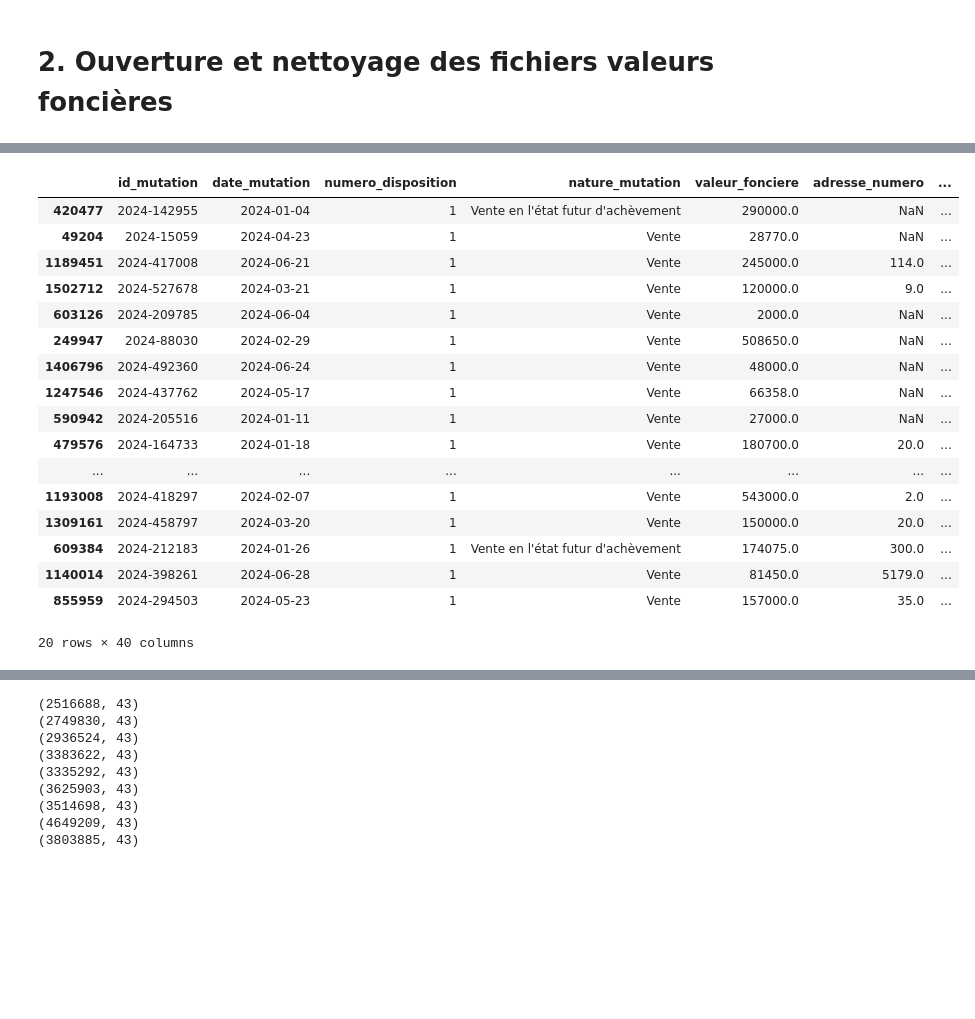
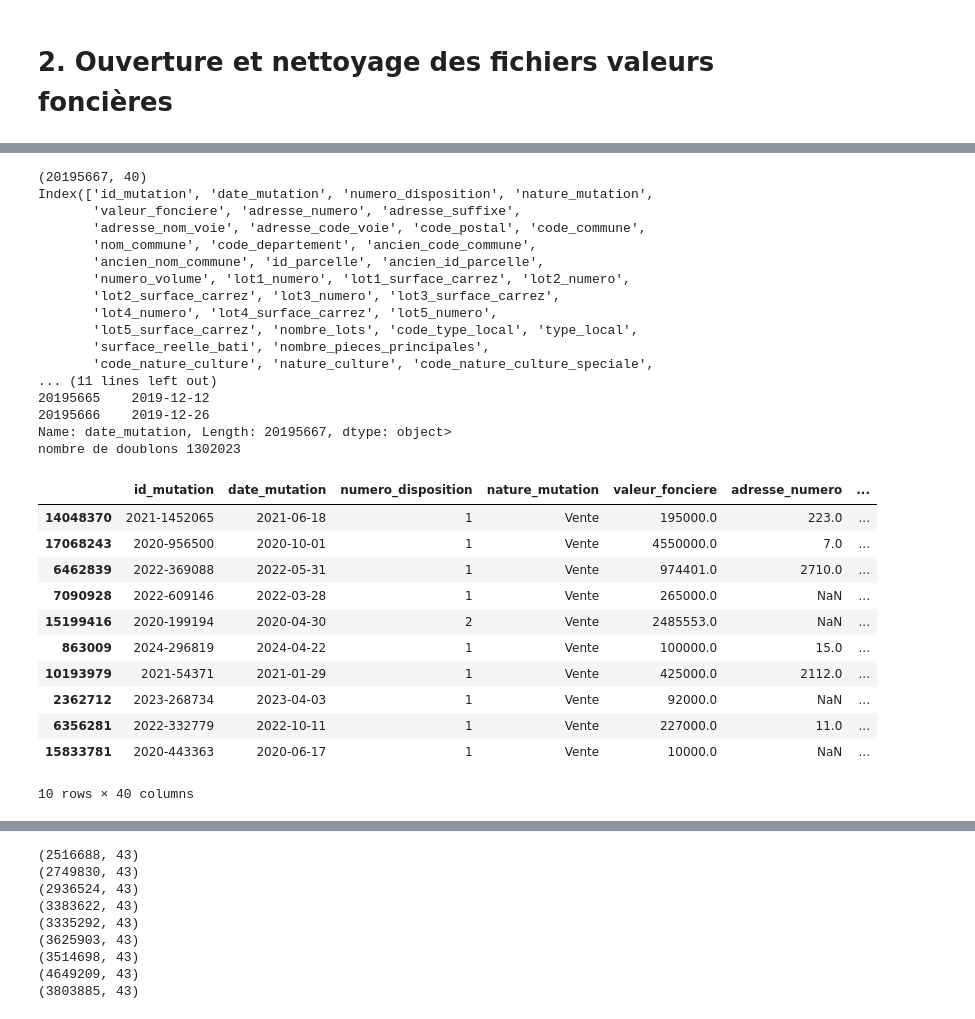
Before and after one commit to isaurepillet/STATAPP, a Jupyter notebook: prep_donnees.ipynb, the cells around one changed output, grey strips where cells are left out. Drawn from its saved outputs; the diff is of its cells as text; code cells hidden in the pictures; blank space fills up the shorter version.

```diff
--- a/prep_donnees.ipynb
+++ b/prep_donnees.ipynb
@@ -171,0 +169,18 @@ vf_new = s3.read_csv_from_s3(path_vf)
+# %%
+path_vf_2024 = "valeursfoncieres/vf_2024.csv"
+vf_2024 = s3.read_csv_from_s3(path_vf_2024)
+
+path_vf_2023 = "valeursfoncieres/vf_2023.csv"
+vf_2023 = s3.read_csv_from_s3(path_vf_2023)
+
+path_vf_2022 = "valeursfoncieres/vf_2022.csv"
+vf_2022 = s3.read_csv_from_s3(path_vf_2022)
+
+path_vf_2021 = "valeursfoncieres/vf_2021.csv"
+vf_2021 = s3.read_csv_from_s3(path_vf_2021)
+
+path_vf_2020 = "valeursfoncieres/vf_2020.csv"
+vf_2020 = s3.read_csv_from_s3(path_vf_2020)
+
+path_vf_2019 = "valeursfoncieres/vf_2019.csv"
+vf_2019 = s3.read_csv_from_s3(path_vf_2019)
@@ -172,21 +213,42 @@ vf_new = s3.read_csv_from_s3(path_vf)
+# %%
+vf_new = pd.concat([vf_2024, vf_2023, vf_2022, vf_2021, vf_2020, vf_2019], ignore_index=True)
+# %%
+vf_new.sample(20)
+print(vf_new.shape)
+print(vf_new.columns)
+print(vf_new["date_mutation"].value_counts)
+doublons_vf_2024 = vf_new.duplicated()
+print(f"nombre de doublons {doublons_vf_2024.sum()}")
+# %% [output]
+(20195667, 40)
+Index(['id_mutation', 'date_mutation', 'numero_disposition', 'nature_mutation',
+       'valeur_fonciere', 'adresse_numero', 'adresse_suffixe',
+       'adresse_nom_voie', 'adresse_code_voie', 'code_postal', 'code_commune',
+       'nom_commune', 'code_departement', 'ancien_code_commune',
+       'ancien_nom_commune', 'id_parcelle', 'ancien_id_parcelle',
+       'numero_volume', 'lot1_numero', 'lot1_surface_carrez', 'lot2_numero',
+       'lot2_surface_carrez', 'lot3_numero', 'lot3_surface_carrez',
+       'lot4_numero', 'lot4_surface_carrez', 'lot5_numero',
+       'lot5_surface_carrez', 'nombre_lots', 'code_type_local', 'type_local',
+       'surface_reelle_bati', 'nombre_pieces_principales',
+       'code_nature_culture', 'nature_culture', 'code_nature_culture_speciale',
+... (11 lines left out)
+20195665    2019-12-12
+20195666    2019-12-26
+Name: date_mutation, Length: 20195667, dtype: object>
+nombre de doublons 1302023
 # %%
-vf_new.sample(20)
+vf_new.sample(10)
 # %% [output]
 |  | id_mutation | date_mutation | numero_disposition | nature_mutation | valeur_fonciere | adresse_numero | ... |
-| 420477 | 2024-142955 | 2024-01-04 | 1 | Vente en l'état futur d'achèvement | 290000.0 | NaN | ... |
-| 49204 | 2024-15059 | 2024-04-23 | 1 | Vente | 28770.0 | NaN | ... |
-| 1189451 | 2024-417008 | 2024-06-21 | 1 | Vente | 245000.0 | 114.0 | ... |
-| 1502712 | 2024-527678 | 2024-03-21 | 1 | Vente | 120000.0 | 9.0 | ... |
-| 603126 | 2024-209785 | 2024-06-04 | 1 | Vente | 2000.0 | NaN | ... |
-| 249947 | 2024-88030 | 2024-02-29 | 1 | Vente | 508650.0 | NaN | ... |
-| 1406796 | 2024-492360 | 2024-06-24 | 1 | Vente | 48000.0 | NaN | ... |
-| 1247546 | 2024-437762 | 2024-05-17 | 1 | Vente | 66358.0 | NaN | ... |
-| 590942 | 2024-205516 | 2024-01-11 | 1 | Vente | 27000.0 | NaN | ... |
-| 479576 | 2024-164733 | 2024-01-18 | 1 | Vente | 180700.0 | 20.0 | ... |
-| ... | ... | ... | ... | ... | ... | ... | ... |
-| 1193008 | 2024-418297 | 2024-02-07 | 1 | Vente | 543000.0 | 2.0 | ... |
-| 1309161 | 2024-458797 | 2024-03-20 | 1 | Vente | 150000.0 | 20.0 | ... |
-| 609384 | 2024-212183 | 2024-01-26 | 1 | Vente en l'état futur d'achèvement | 174075.0 | 300.0 | ... |
-| 1140014 | 2024-398261 | 2024-06-28 | 1 | Vente | 81450.0 | 5179.0 | ... |
-| 855959 | 2024-294503 | 2024-05-23 | 1 | Vente | 157000.0 | 35.0 | ... |
+| 14048370 | 2021-1452065 | 2021-06-18 | 1 | Vente | 195000.0 | 223.0 | ... |
+| 17068243 | 2020-956500 | 2020-10-01 | 1 | Vente | 4550000.0 | 7.0 | ... |
+| 6462839 | 2022-369088 | 2022-05-31 | 1 | Vente | 974401.0 | 2710.0 | ... |
+| 7090928 | 2022-609146 | 2022-03-28 | 1 | Vente | 265000.0 | NaN | ... |
+| 15199416 | 2020-199194 | 2020-04-30 | 2 | Vente | 2485553.0 | NaN | ... |
+| 863009 | 2024-296819 | 2024-04-22 | 1 | Vente | 100000.0 | 15.0 | ... |
+| 10193979 | 2021-54371 | 2021-01-29 | 1 | Vente | 425000.0 | 2112.0 | ... |
+| 2362712 | 2023-268734 | 2023-04-03 | 1 | Vente | 92000.0 | NaN | ... |
+| 6356281 | 2022-332779 | 2022-10-11 | 1 | Vente | 227000.0 | 11.0 | ... |
+| 15833781 | 2020-443363 | 2020-06-17 | 1 | Vente | 10000.0 | NaN | ... |
-20 rows × 40 columns
+10 rows × 40 columns
```
Also changed, not shown: parts of 16 cells of this notebook, 1 other file.
